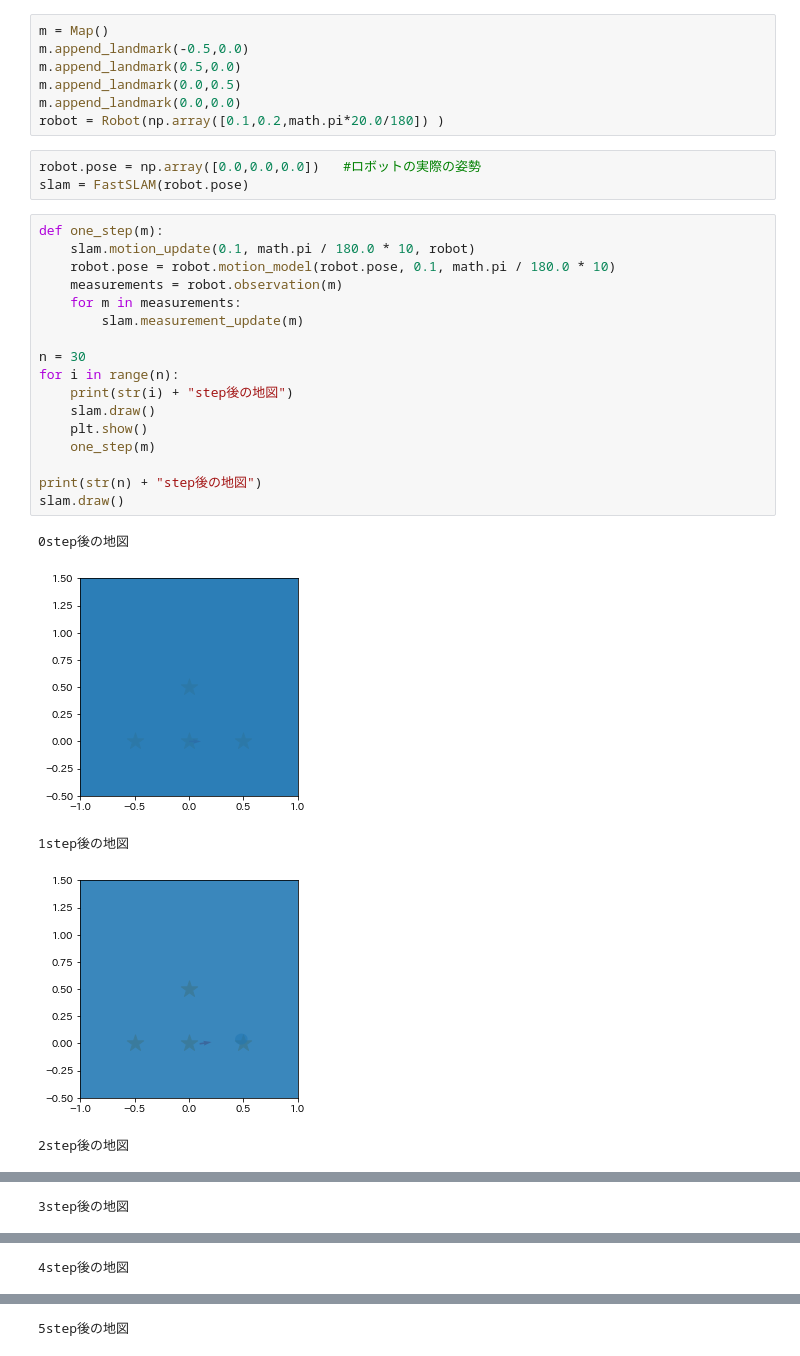
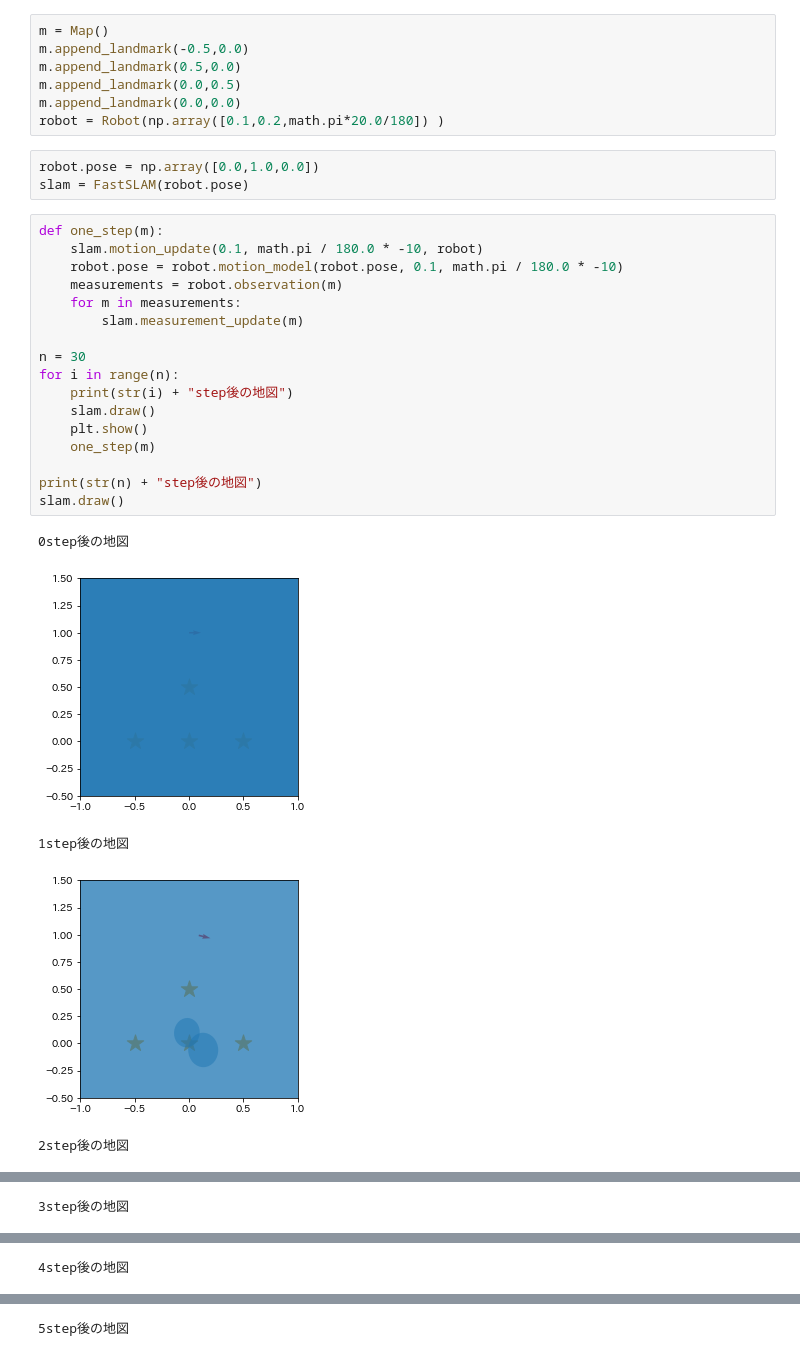
Before and after one commit to shibata-mamoru/probrobo2017, a Jupyter notebook: FastSLAM.ipynb, the cells around one changed output, grey strips where cells are left out. Cells and saved outputs as stored; diff of their text form.

Commit message:
change initial pose

```diff
--- a/FastSLAM.ipynb
+++ b/FastSLAM.ipynb
@@ -177,28 +172,28 @@ m.append_landmark(0.0,0.5)
 m.append_landmark(0.0,0.0)
 robot = Robot(np.array([0.1,0.2,math.pi*20.0/180]) )
 # %%
-robot.pose = np.array([0.0,0.0,0.0])   #ロボットの実際の姿勢
+robot.pose = np.array([0.0,1.0,0.0])
 slam = FastSLAM(robot.pose)
 # %%
 def one_step(m):
-    slam.motion_update(0.1, math.pi / 180.0 * 10, robot)
-    robot.pose = robot.motion_model(robot.pose, 0.1, math.pi / 180.0 * 10)
+    slam.motion_update(0.1, math.pi / 180.0 * -10, robot)
+    robot.pose = robot.motion_model(robot.pose, 0.1, math.pi / 180.0 * -10)
     measurements = robot.observation(m)
     for m in measurements:
         slam.measurement_update(m)
 
 n = 30
 for i in range(n):
     print(str(i) + "step後の地図")
     slam.draw()
     plt.show()
     one_step(m)
 
 print(str(n) + "step後の地図")
 slam.draw()
 # %% [output]
 0step後の地図
 [figure]
 1step後の地図
-[figure, old version]
+[figure, new version]
 2step後の地図
```
Also changed, not shown: parts of 4 cells of this notebook.
